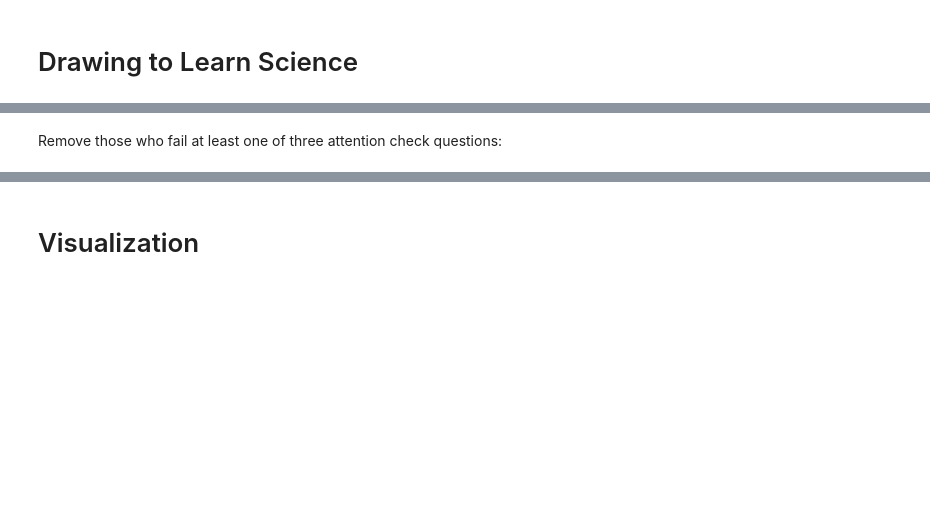
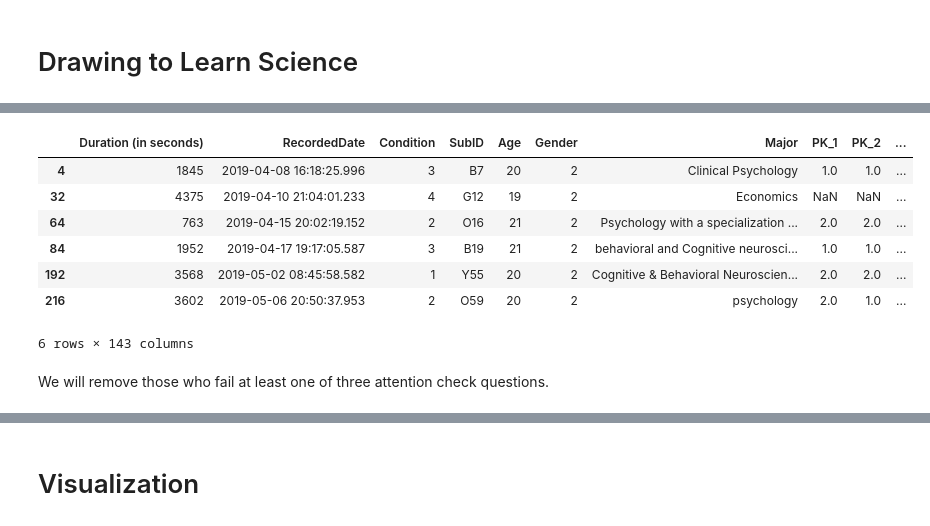
Before and after one commit to SarahAmiraslani/drawing-to-learn, a Jupyter notebook: Black_holes_newest.ipynb, the cells around one changed output, grey strips where cells are left out. Cells and saved outputs as stored; diff of their text form; code cells hidden in the pictures; blank space fills up the shorter version.

```diff
--- a/Black_holes_newest.ipynb
+++ b/Black_holes_newest.ipynb
@@ -171,4 +216,13 @@ df_bh.loc[df_bh.attn2== '0']
 # %%
-df_bh.loc[df_bh.attn3!= '7']
+df.loc[df.attn3!= 7]
+# %% [output]
+|  | Duration (in seconds) | RecordedDate | Condition | SubID | Age | Gender | Major | PK_1 | PK_2 | ... |
+| 4 | 1845 | 2019-04-08 16:18:25.996 | 3 | B7 | 20 | 2 | Clinical Psychology | 1.0 | 1.0 | ... |
+| 32 | 4375 | 2019-04-10 21:04:01.233 | 4 | G12 | 19 | 2 | Economics | NaN | NaN | ... |
+| 64 | 763 | 2019-04-15 20:02:19.152 | 2 | O16 | 21 | 2 | Psychology with a specialization ... | 2.0 | 2.0 | ... |
+| 84 | 1952 | 2019-04-17 19:17:05.587 | 3 | B19 | 21 | 2 | behavioral and Cognitive neurosci... | 1.0 | 1.0 | ... |
+| 192 | 3568 | 2019-05-02 08:45:58.582 | 1 | Y55 | 20 | 2 | Cognitive & Behavioral Neuroscien... | 2.0 | 2.0 | ... |
+| 216 | 3602 | 2019-05-06 20:50:37.953 | 2 | O59 | 20 | 2 | psychology | 2.0 | 1.0 | ... |
+6 rows × 143 columns
 # %% [markdown]
-Remove those who fail at least one of three attention check questions:
+We will remove those who fail at least one of three attention check questions.
```
Also changed, not shown: parts of 73 cells of this notebook.
